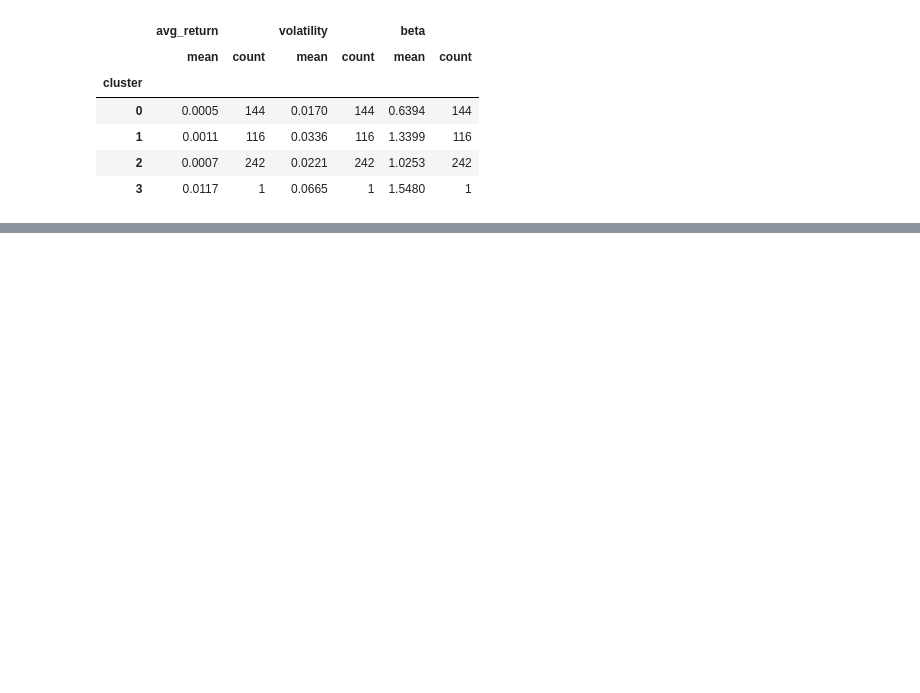
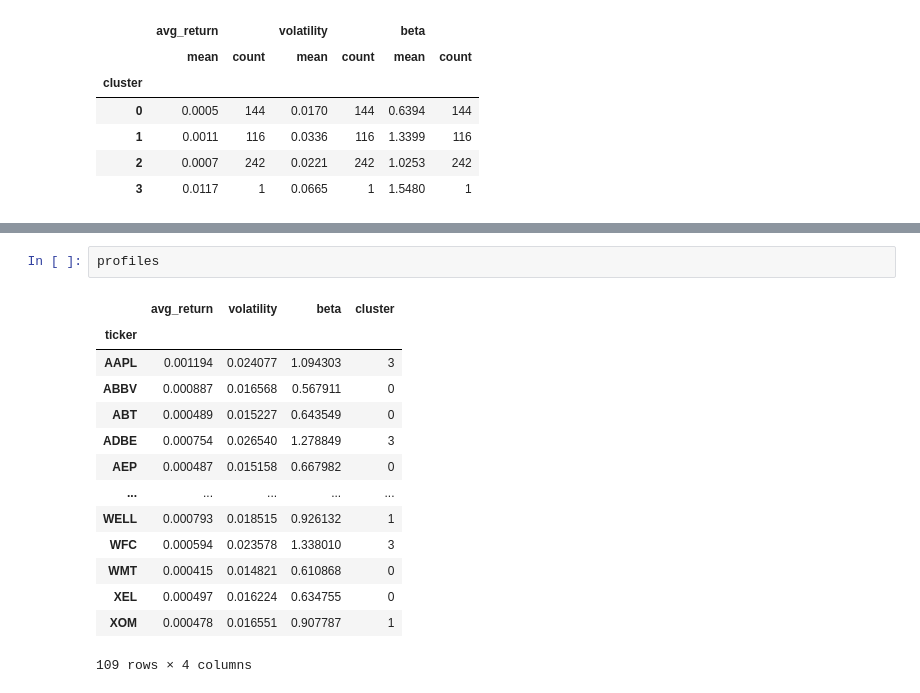
Before and after one commit to mpatelgr/finance-data-pipeline, a Jupyter notebook: notebooks/01_scikit_test.ipynb, the cells around one changed output, grey strips where cells are left out. Cells and saved outputs as stored; diff of their text form; blank space fills up the shorter version.

```diff
--- a/notebooks/01_scikit_test.ipynb
+++ b/notebooks/01_scikit_test.ipynb
@@ -306,0 +366,17 @@ for c in sorted(profiles["cluster"].unique()):
+# %%
+profiles
+# %% [output]
+|  | avg_return | volatility | beta | cluster |
+| ticker |  |  |  |  |
+| AAPL | 0.001194 | 0.024077 | 1.094303 | 3 |
+| ABBV | 0.000887 | 0.016568 | 0.567911 | 0 |
+| ABT | 0.000489 | 0.015227 | 0.643549 | 0 |
+| ADBE | 0.000754 | 0.026540 | 1.278849 | 3 |
+| AEP | 0.000487 | 0.015158 | 0.667982 | 0 |
+| ... | ... | ... | ... | ... |
+| WELL | 0.000793 | 0.018515 | 0.926132 | 1 |
+| WFC | 0.000594 | 0.023578 | 1.338010 | 3 |
+| WMT | 0.000415 | 0.014821 | 0.610868 | 0 |
+| XEL | 0.000497 | 0.016224 | 0.634755 | 0 |
+| XOM | 0.000478 | 0.016551 | 0.907787 | 1 |
+109 rows × 4 columns
```
Also changed, not shown: parts of 6 cells of this notebook.
